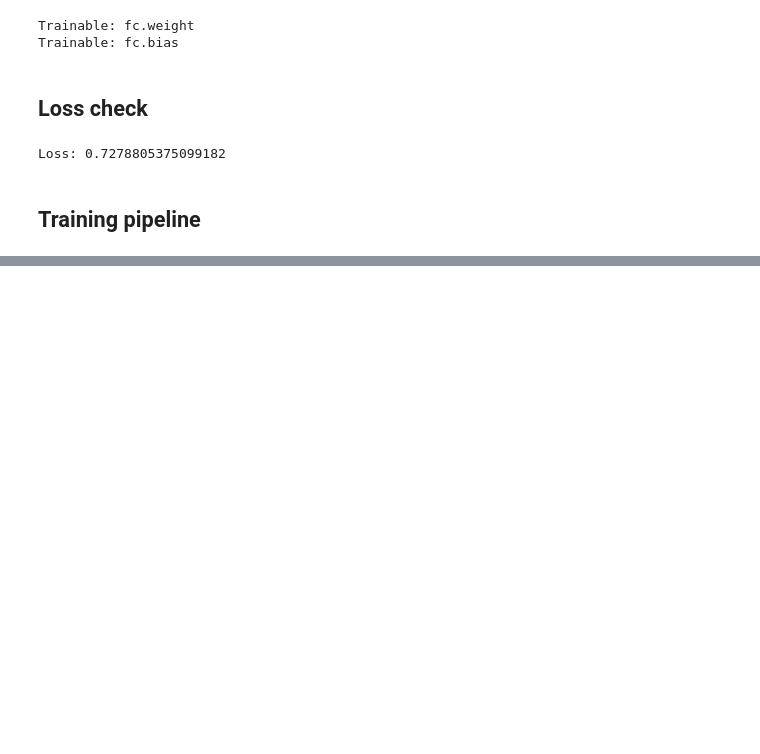
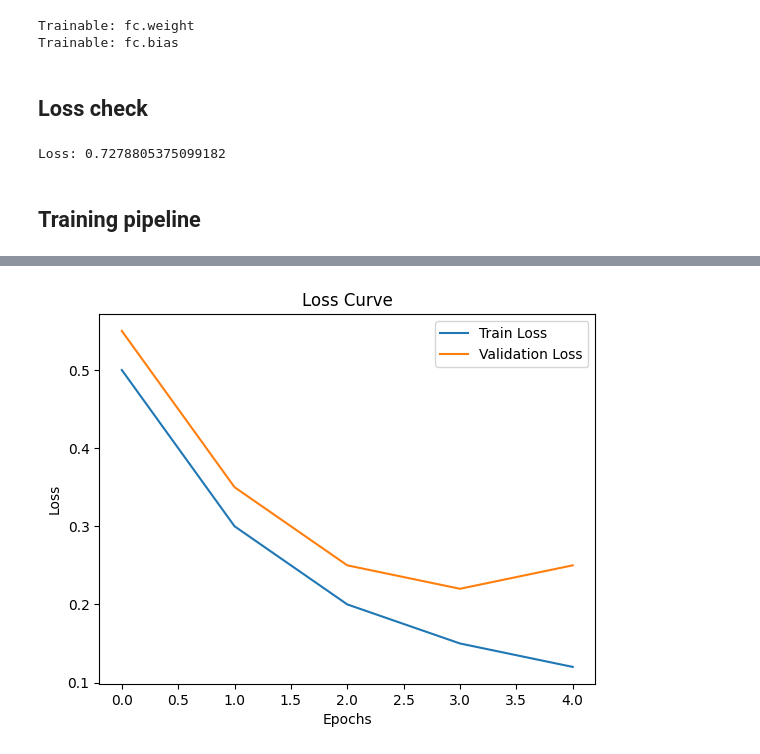
Before and after one commit to shivangi2002/pneumonia-resnet18, a Jupyter notebook: Notebooks/exploration.ipynb, the cells around one changed output, grey strips where cells are left out. Drawn from its saved outputs; the diff is of its cells as text; code cells hidden in the pictures; blank space fills up the shorter version.

```diff
--- a/Notebooks/exploration.ipynb
+++ b/Notebooks/exploration.ipynb
@@ -186,0 +213,8 @@ for split in ["train", "val", "test"]:
+# %%
+from src.visualize import plot_loss_curve
+
+fake_loss = [0.50, 0.30, 0.20, 0.15, 0.12]
+fake_val = [0.55, 0.35, 0.25, 0.22,0.25]
+plot_loss_curve(fake_loss, fake_val)
+# %% [output]
+[figure, added]
```
Also changed, not shown: parts of 4 cells of this notebook, 4 other files.
